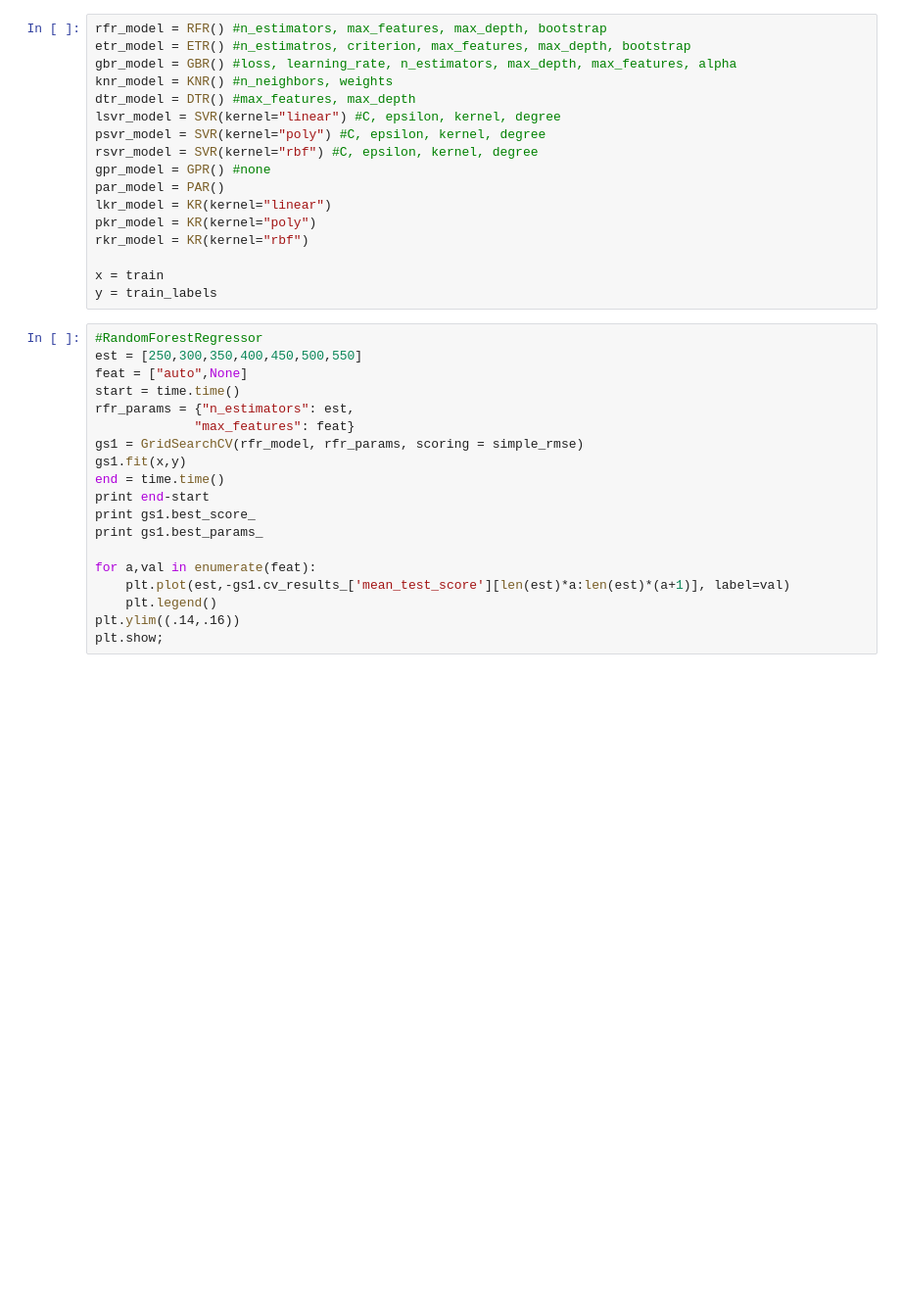
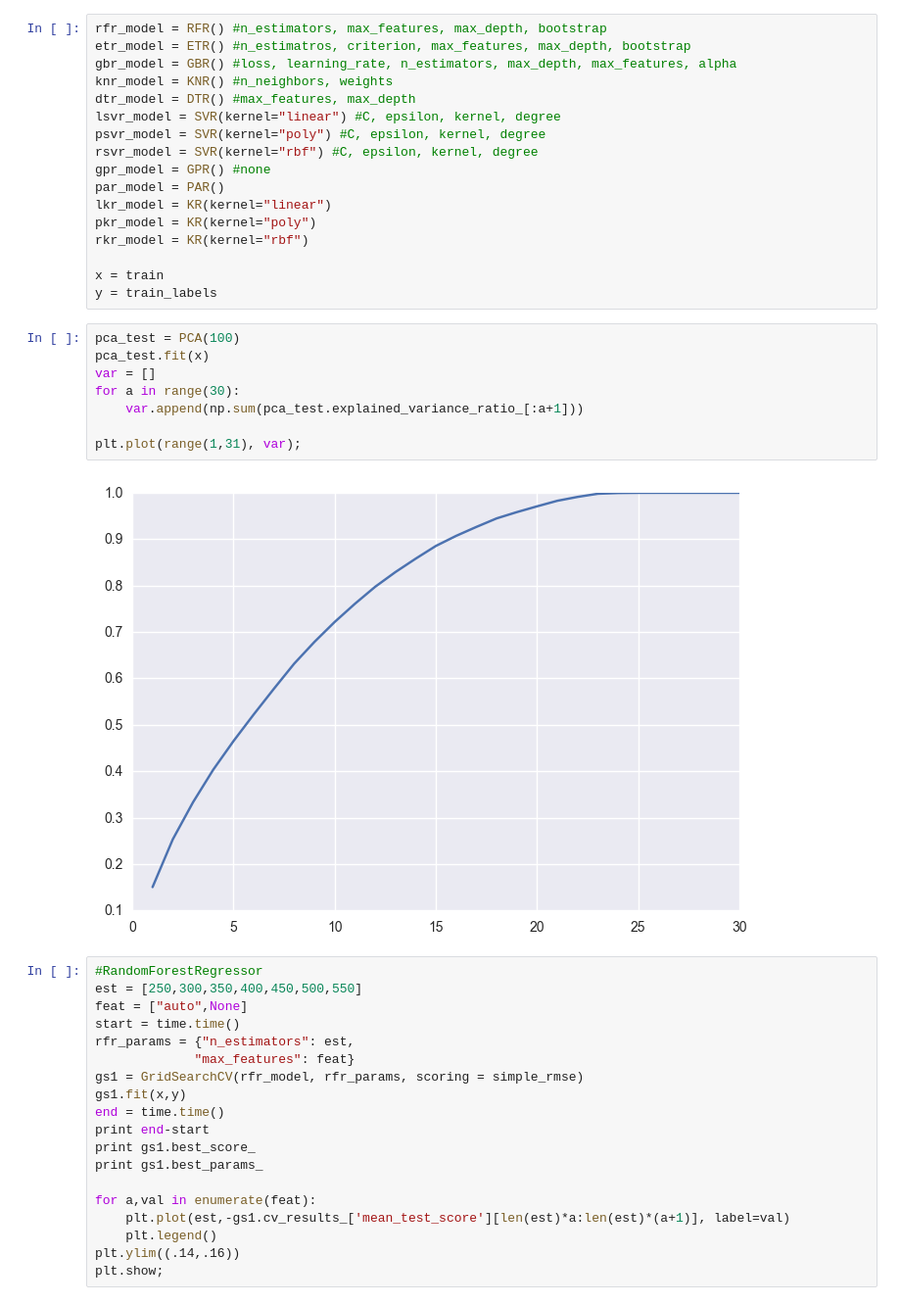
Before and after one commit to kctobin/207, a Jupyter notebook: RealEstateFinal - Models.ipynb, the cells around one changed output. Shown at 98% size. Drawn from its saved outputs; the diff is of its cells as text; blank space fills up the shorter version.

```diff
--- a/RealEstateFinal - Models.ipynb
+++ b/RealEstateFinal - Models.ipynb
@@ -126,6 +129,16 @@ rkr_model = KR(kernel="rbf")
 
 x = train
 y = train_labels
+# %%
+pca_test = PCA(100)
+pca_test.fit(x)
+var = []
+for a in range(30):
+    var.append(np.sum(pca_test.explained_variance_ratio_[:a+1]))
+
+plt.plot(range(1,31), var);
+# %% [output]
+[figure, added]
 # %%
 #RandomForestRegressor
 est = [250,300,350,400,450,500,550]
```
Also changed, not shown: parts of 2 cells of this notebook, 1 other file.
